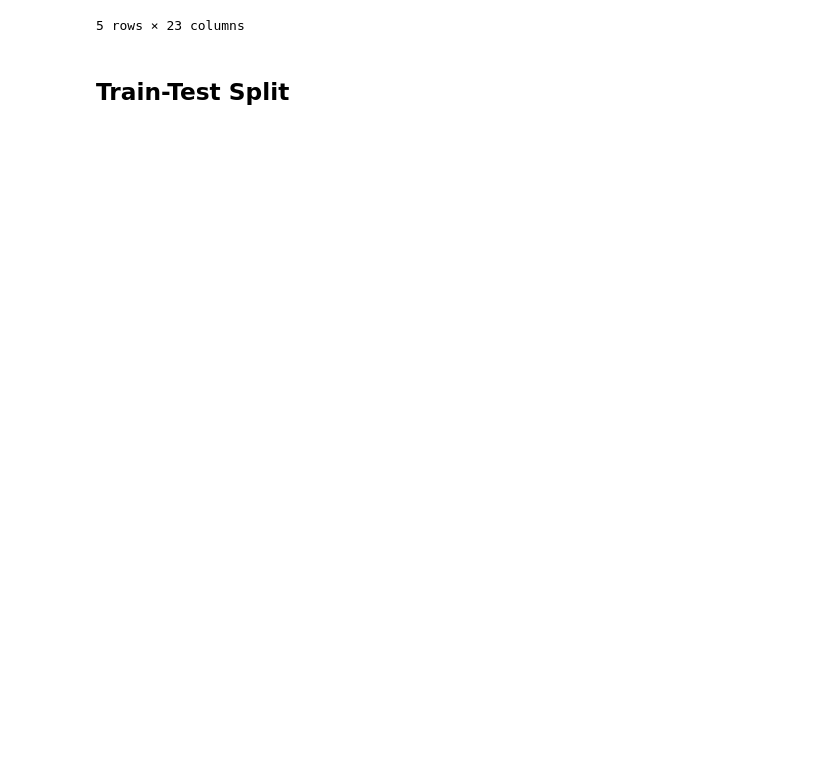
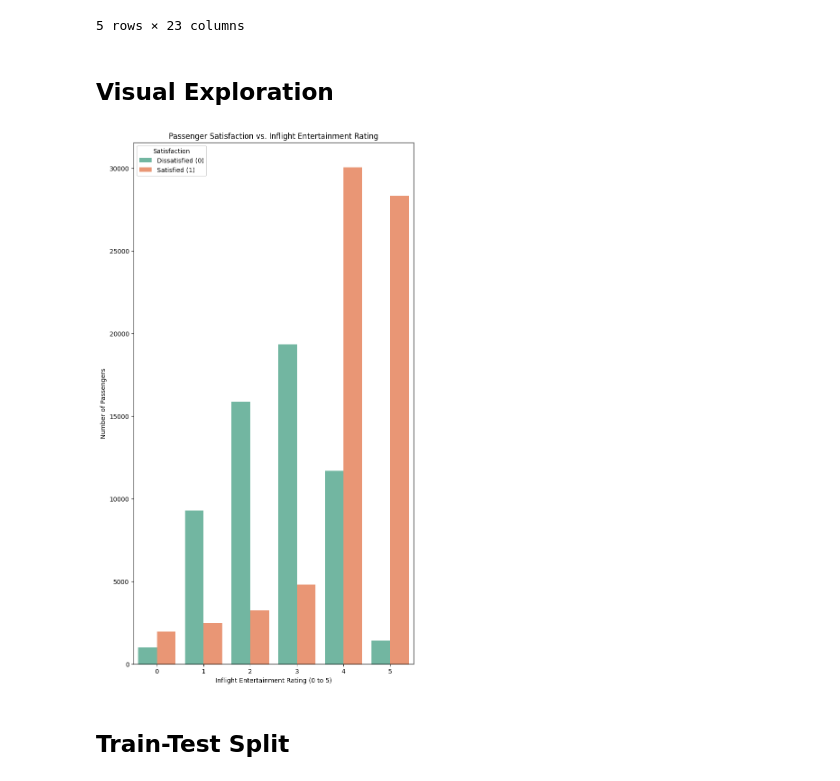
Before and after one commit to Imjolayemi/Logistic_Regression-Airline-Customer-Satisfaction-Prediction-Project-, a Jupyter notebook: logistic_regression_analysis.ipynb, the cells around one changed output. Saved outputs shown, nothing was run; the diff lists cells and outputs as text; code cells hidden in the pictures; blank space fills up the shorter version.

Commit message:
fix: Logistic Regression – Airline Customer Satisfaction Prediction Project

```diff
--- a/logistic_regression_analysis.ipynb
+++ b/logistic_regression_analysis.ipynb
@@ -111,6 +112,18 @@ df.head()
 | 3 | 1 | 60 | 623 | 0 | 0 | 0 | ... |
 | 4 | 1 | 70 | 354 | 0 | 0 | 0 | ... |
 5 rows × 23 columns
+# %% [markdown]
+## Visual Exploration
+# %%
+plt.figure(figsize=(8, 15))
+sns.countplot(data = df, x = 'Inflight entertainment', hue = 'satisfaction', palette = 'Set2')
+plt.title('Passenger Satisfaction vs. Inflight Entertainment Rating')
+plt.xlabel('Inflight Entertainment Rating (0 to 5)')
+plt.ylabel('Number of Passengers')
+plt.legend(title='Satisfaction', labels=['Dissatisfied (0)', 'Satisfied (1)'])
+plt.show()
+# %% [output]
+[figure, added]
 # %% [markdown]
 ## Train-Test Split
 # %%
```
Also changed, not shown: parts of 6 cells of this notebook, 1 other file.
